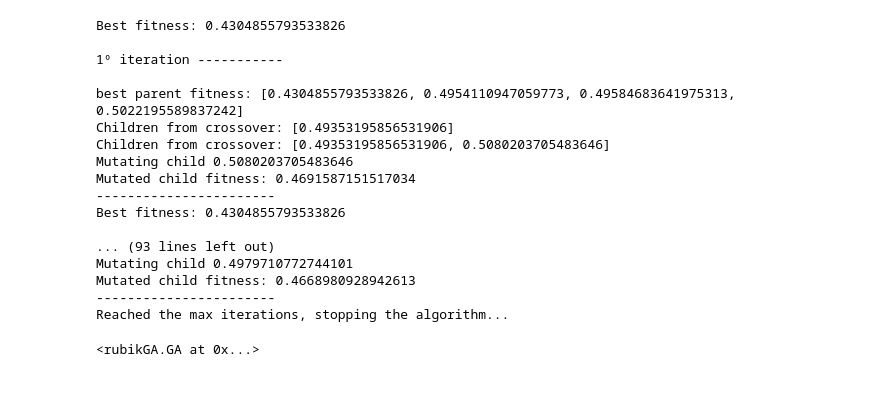
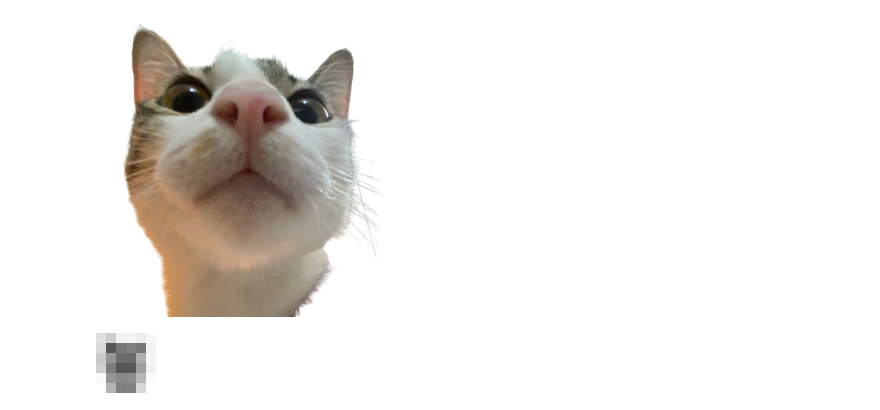
Before and after one commit to eduardaveras/bioinspired, a Jupyter notebook: rubik_image/test.ipynb, the cells around one changed output. Cells and saved outputs as stored; diff of their text form; code cells hidden in the pictures.

Commit message:
working on crossover

```diff
--- a/rubik_image/test.ipynb
+++ b/rubik_image/test.ipynb
@@ -1,49 +1,14 @@
 # %%
+## Objetivo:
+
 from utils import *
 import cv2
 from rubikGA import GA, Individual
 
 ga = GA()
 
-display_image(cv2.resize(ga.target_image, (250, 250)))
+display_image(cv2.resize(ga.target_image, (300, 300)))
 display_image(ga.target_image_cubes)
-
-ind = Individual(ga)
-display_image(ind.to_image(size_times=5, stroke_width=1))
-display("Fitness: " + str(ind.fitness))
+# %% [output]
+[figure, added]
+[figure, added]
-# %%
-#### from utils import *
-import cv2
-from rubikGA import GA, Individual
-## testando tournament parents
-
-ga = GA()
-#ga.init_population()
-#print(f"population fitness: {[i.fitness for i in ga.population]}")
-# print(f"old fitness: {ga.population[0].fitness}")
-# ind = ga.population[0]
-# ind.mutate()
-# print(f"new fitness: {ga.population[0].fitness}")
-ga.run()
-#display_image(ga.get_best_individual().to_image(size_times=5, stroke_width=1))
-
-#[i.fitness for i in ga.get_best_individuals(3)]
-# %% [output]
-Best fitness: 0.4304855793533826
-
-1º iteration -----------
-
-best parent fitness: [0.4304855793533826, 0.4954110947059773, 0.49584683641975313, 0.5022195589837242]
-Children from crossover: [0.49353195856531906]
-Children from crossover: [0.49353195856531906, 0.5080203705483646]
-Mutating child 0.5080203705483646
-Mutated child fitness: 0.4691587151517034
------------------------
-Best fitness: 0.4304855793533826
-
-... (93 lines left out)
-Mutating child 0.4979710772744101
-Mutated child fitness: 0.4668980928942613
------------------------
-Reached the max iterations, stopping the algorithm...
-<rubikGA.GA at 0x...>
```
Also changed, not shown: parts of 4 cells of this notebook, 6 other files.
